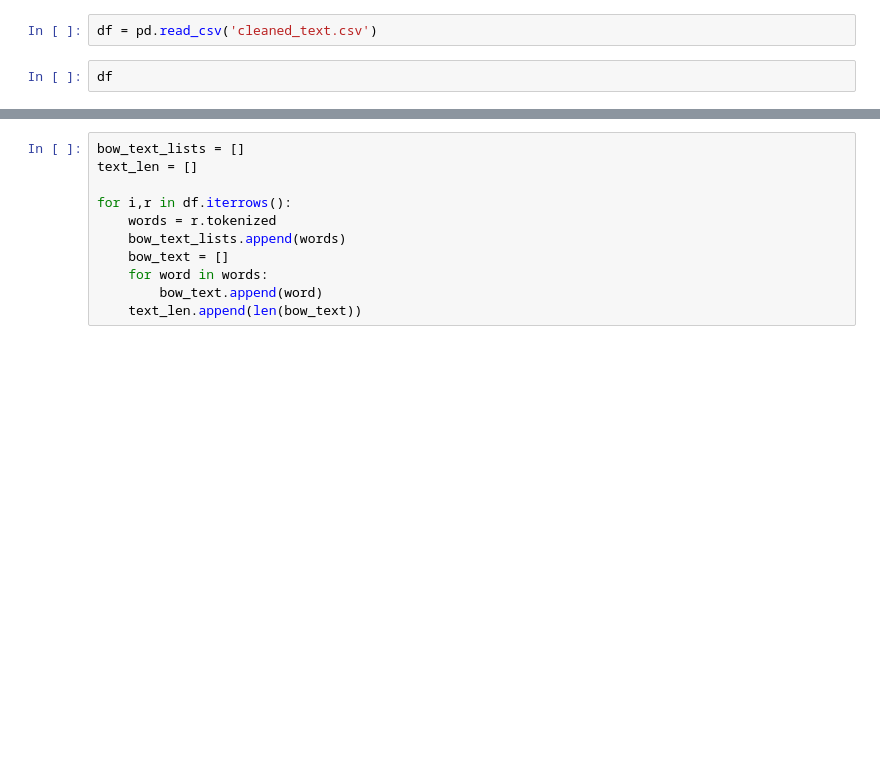
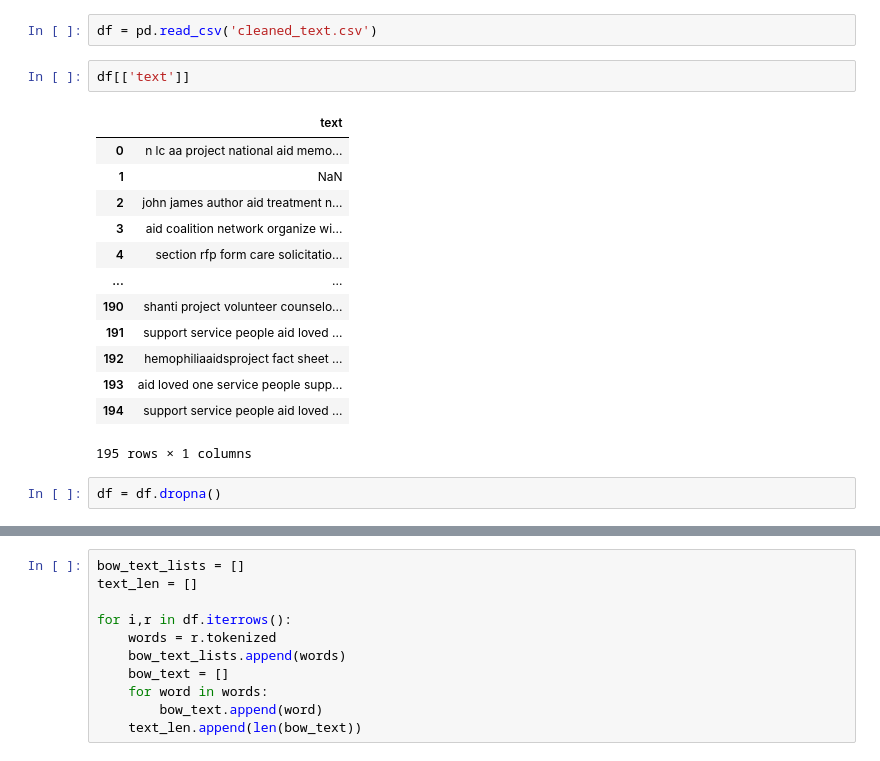
Before and after one commit to geoffswc/NMS-Workshop-06-16-23, a Jupyter notebook: NMS-Gensim-Visualization.ipynb, the cells around one changed output, grey strips where cells are left out. Drawn from its saved outputs; the diff is of its cells as text; blank space fills up the shorter version.

```diff
--- a/NMS-Gensim-Visualization.ipynb
+++ b/NMS-Gensim-Visualization.ipynb
@@ -13,4 +18,20 @@ nltk.download('punkt')
 # %%
 df = pd.read_csv('cleaned_text.csv')
 # %%
-df
+df[['text']]
+# %% [output]
+|  | text |
+| 0 | n lc aa project national aid memo... |
+| 1 | NaN |
+| 2 | john james author aid treatment n... |
+| 3 | aid coalition network organize wi... |
+| 4 | section rfp form care solicitatio... |
+| ... | ... |
+| 190 | shanti project volunteer counselo... |
+| 191 | support service people aid loved ... |
+| 192 | hemophiliaaidsproject fact sheet ... |
+| 193 | aid loved one service people supp... |
+| 194 | support service people aid loved ... |
+195 rows × 1 columns
+# %%
+df = df.dropna()
```
Also changed, not shown: parts of 11 cells of this notebook, 5 other files.
